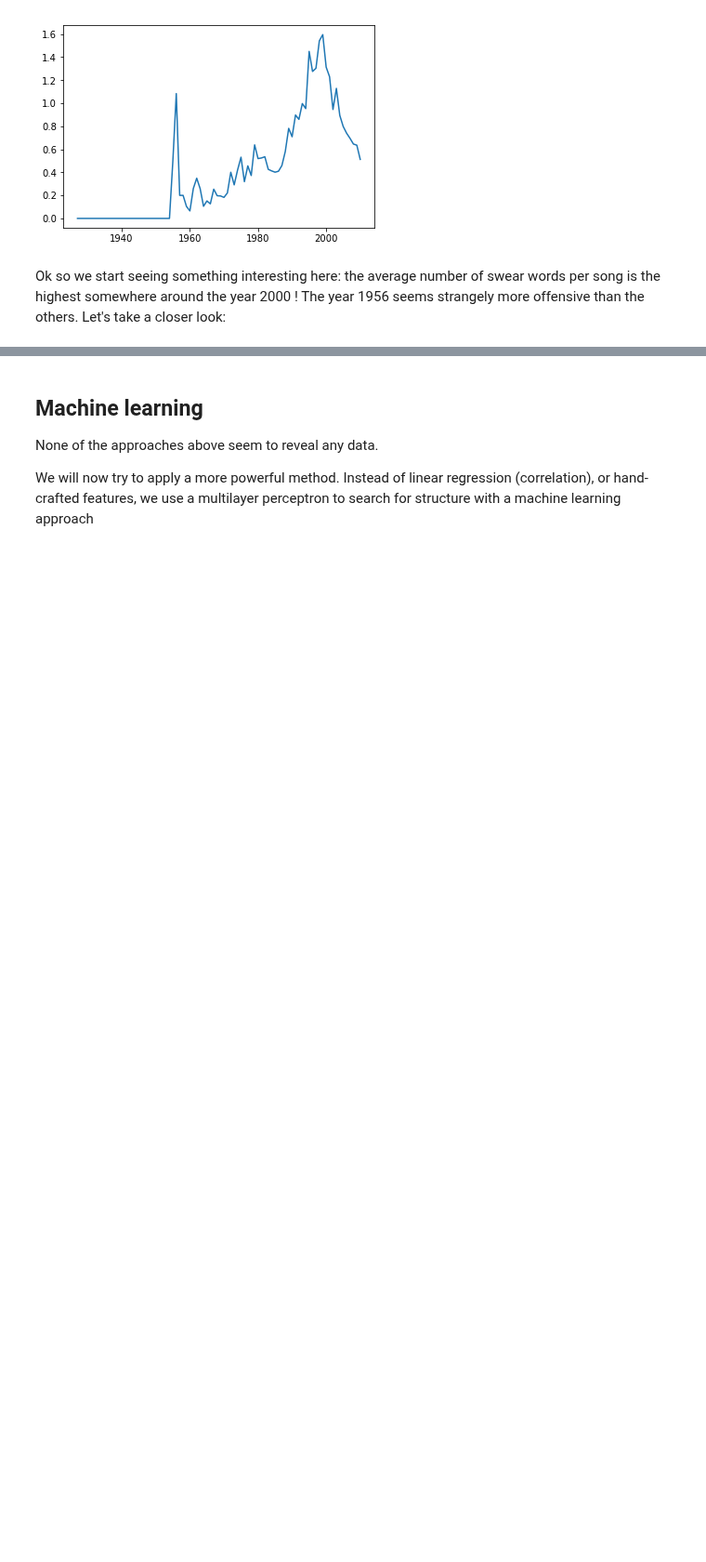
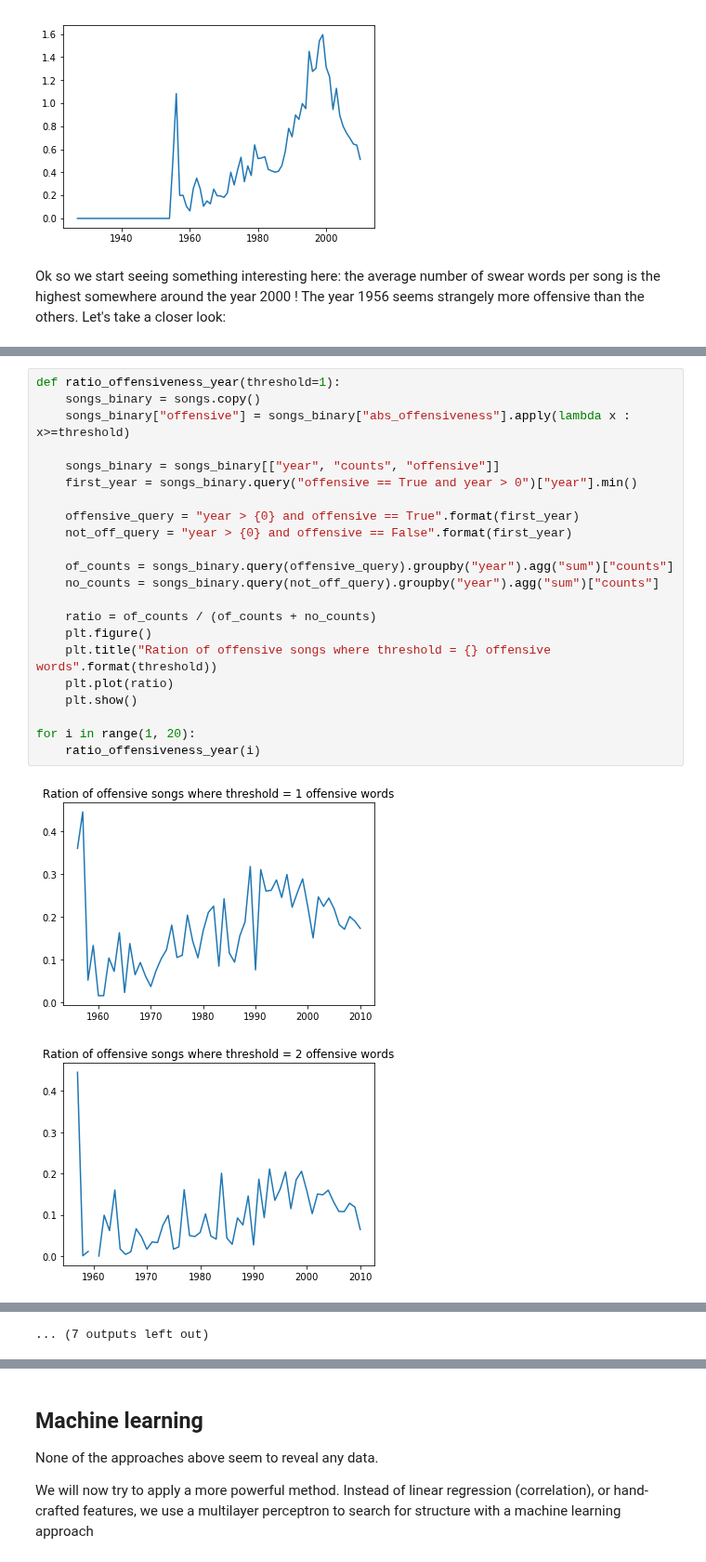
Before and after one commit to Victor-Palacios/epfl_ada, a Jupyter notebook: Project/main_lars.ipynb, the cells around one changed output, grey strips where cells are left out. Shown at 93% size. Saved outputs shown, nothing was run; the diff lists cells and outputs as text; blank space fills up the shorter version.

Commit message:
Added some more ratio plots

```diff
--- a/Project/main_lars.ipynb
+++ b/Project/main_lars.ipynb
@@ -480,0 +483,25 @@ There are absolutely no swear words here but, taking a closer look at our MusixM
+# %%
+def ratio_offensiveness_year(threshold=1):
+    songs_binary = songs.copy()
+    songs_binary["offensive"] = songs_binary["abs_offensiveness"].apply(lambda x : x>=threshold)
+
+    songs_binary = songs_binary[["year", "counts", "offensive"]]
+    first_year = songs_binary.query("offensive == True and year > 0")["year"].min()
+
+    offensive_query = "year > {0} and offensive == True".format(first_year)
+    not_off_query = "year > {0} and offensive == False".format(first_year)
+
+    of_counts = songs_binary.query(offensive_query).groupby("year").agg("sum")["counts"]
+    no_counts = songs_binary.query(not_off_query).groupby("year").agg("sum")["counts"]
+
+    ratio = of_counts / (of_counts + no_counts)
+    plt.figure()
+    plt.title("Ration of offensive songs where threshold = {} offensive words".format(threshold))
+    plt.plot(ratio)
+    plt.show()
+
+for i in range(1, 20):
+    ratio_offensiveness_year(i)
+# %% [output]
+[figure, added]
+[figure, added]
@@ -480,0 +518 @@ There are absolutely no swear words here but, taking a closer look at our MusixM
+... (7 outputs left out)
```
Also changed, not shown: parts of 5 cells of this notebook.
